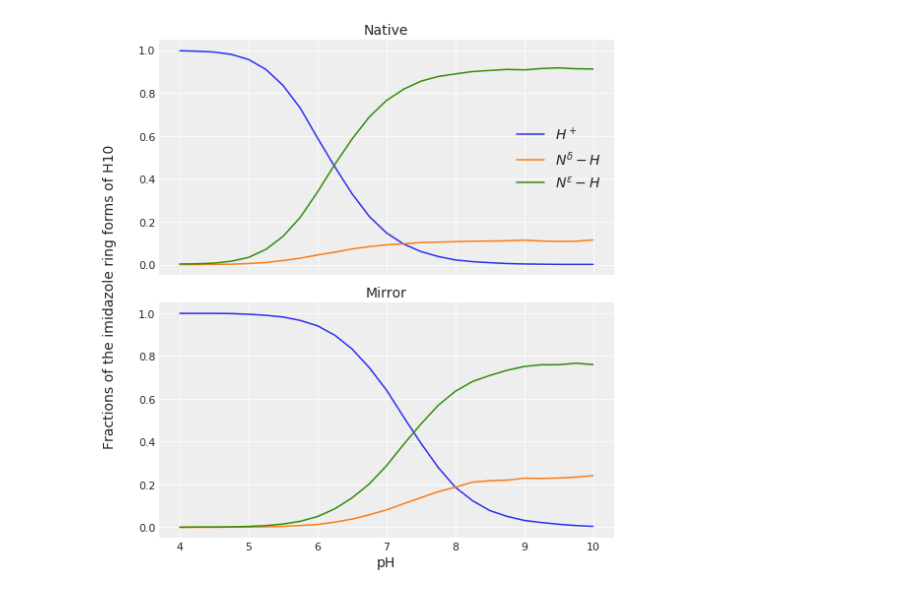
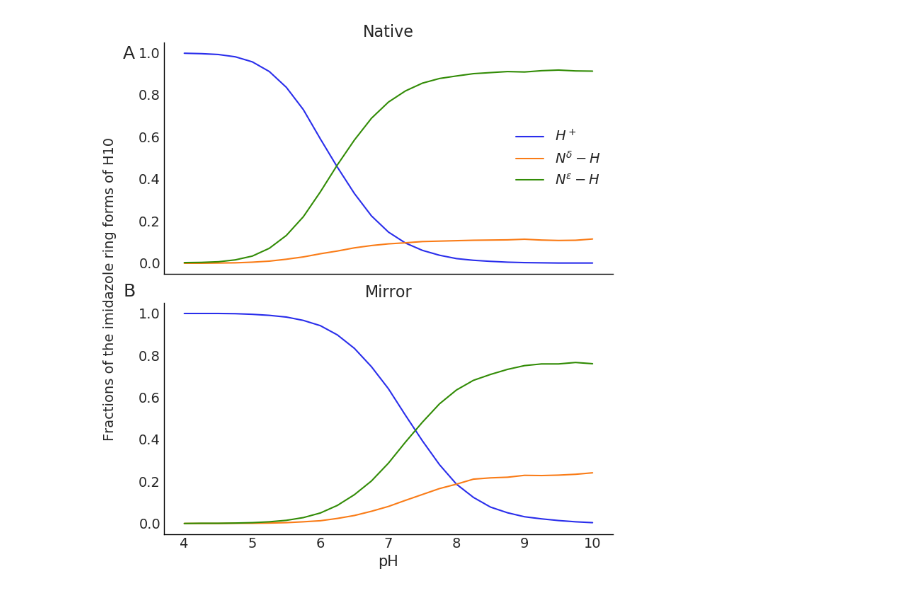
Before and after one commit to BIOS-IMASL/protein_a_mirror, a Jupyter notebook: figures.ipynb, the cells around one changed output. Cells and saved outputs as stored; diff of their text form; code cells hidden in the pictures.

```diff
--- a/figures.ipynb
+++ b/figures.ipynb
@@ -1,10 +1,10 @@
 # %%
-% matplotlib inline
 import matplotlib.pyplot as plt
 import numpy as np
 import pandas as pd
 import arviz as az
-az.style.use('arviz-darkgrid')
+# %%
+az.style.use('arviz-white')
 # %%
 pKa = pd.read_csv('pKa.txt', sep='\t')
 pKa['delta'] = pKa.nativa - pKa.mirror
@@ -52,22 +52,29 @@ H10_e_mir = H10_e_Mirror[5].values
 # %%
 fig, ax = plt.subplots(2, 1, sharex=True, figsize=(7, 8))
 
 ax[0].plot(rango, H10_p_nat, label='$H^+$')
 ax[0].plot(rango, H10_d_nat, label='$N^{\delta}-H$')
 ax[0].plot(rango, H10_e_nat, label='$N^{\epsilon}-H$')
 ax[0].legend(fontsize=14)
 ax[0].set_title('Native')
 
 
 ax[1].plot(rango, H10_p_mir)
 ax[1].plot(rango, H10_d_mir)
 ax[1].plot(rango, H10_e_mir)
 ax[1].set_title('Mirror')
 
 plt.xlabel('pH')
-fig.text(-0.05, 0.75, 'Fractions of the imidazole ring forms of H10',
+fig.text(-0.05, 0.25, 'Fractions of the imidazole ring forms of H10',
          rotation=90, fontsize=14)
+
+fig.text(-0.01, 0.92, 'A',
+         rotation=0, fontsize=18)
+
+fig.text(-0.01, 0.5, 'B',
+         rotation=0, fontsize=18)
+
 plt.tight_layout()
-plt.savefig('Fractions.png', dpi=300)
+plt.savefig('Fractions.png', dpi=300, bbox_inches='tight')
 # %% [output]
-[figure, old version]
+[figure, new version]
```
Also changed, not shown: parts of 1 cell of this notebook, 2 other files.
